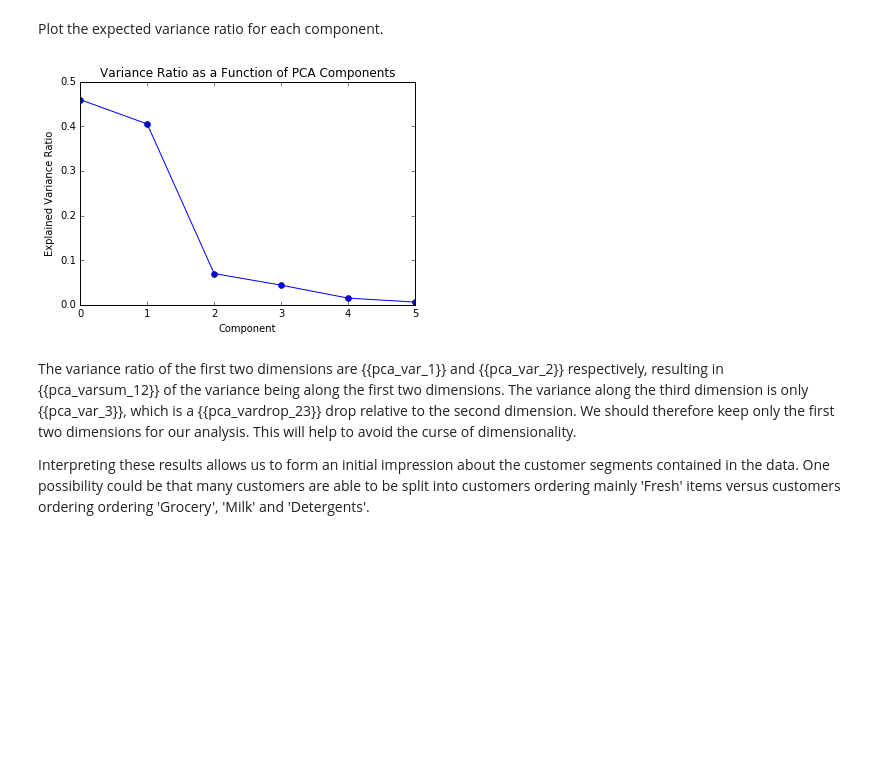
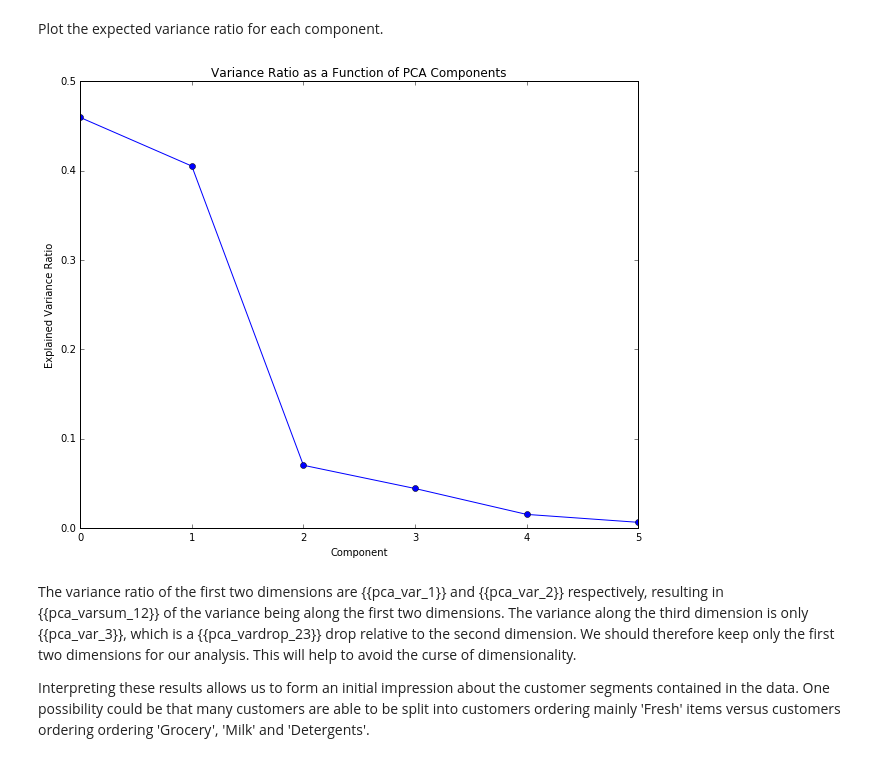
Before and after one commit to buswedg/Udacity, a Jupyter notebook: Machine Learning Engineer Nanodegree/P3 Creating Customer Segments/ND_Project3.ipynb, the cells around one changed output. Saved outputs shown, nothing was run; the diff lists cells and outputs as text; code cells hidden in the pictures; blank space fills up the shorter version.

```diff
--- a/Machine Learning Engineer Nanodegree/P3 Creating Customer Segments/ND_Project3.ipynb
+++ b/Machine Learning Engineer Nanodegree/P3 Creating Customer Segments/ND_Project3.ipynb
@@ -176,14 +176,15 @@ Plot the expected variance ratio for each component.
 # %%
 import matplotlib.pyplot as plt
 %matplotlib inline
 
+plt.figure(figsize=(10,8))
 plt.plot(list(pca.explained_variance_ratio_),"-o")
 plt.title("Variance Ratio as a Function of PCA Components")
 plt.ylabel("Explained Variance Ratio")
 plt.xlabel("Component")
 plt.show()
 # %% [output]
-[figure, old version]
+[figure, new version]
 # %%
 pca_var_1 = format(pca.explained_variance_ratio_[0], ".4f")
 pca_var_2 = format(pca.explained_variance_ratio_[1], ".4f")
```
Also changed, not shown: parts of 11 cells of this notebook, 10 other files.
